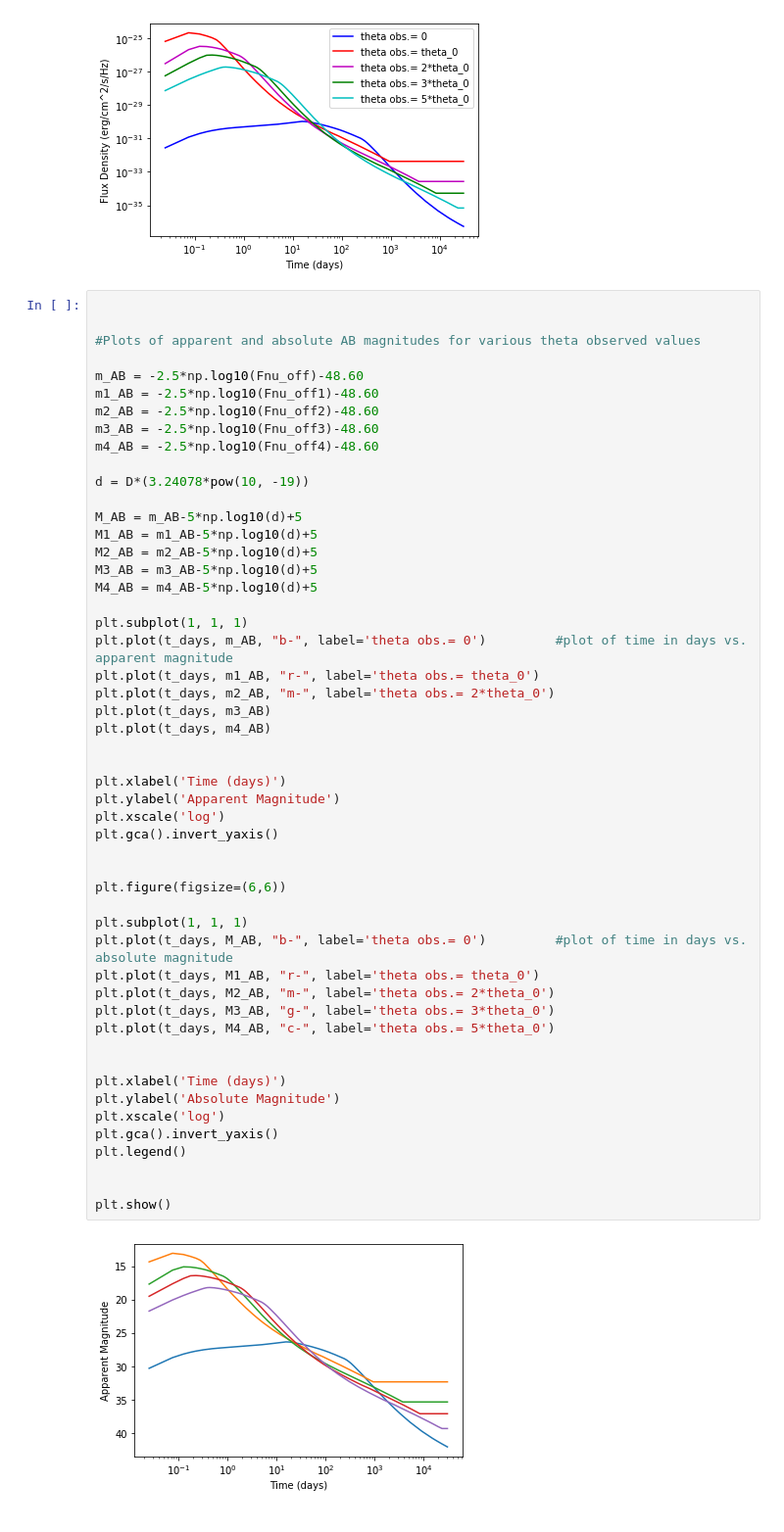
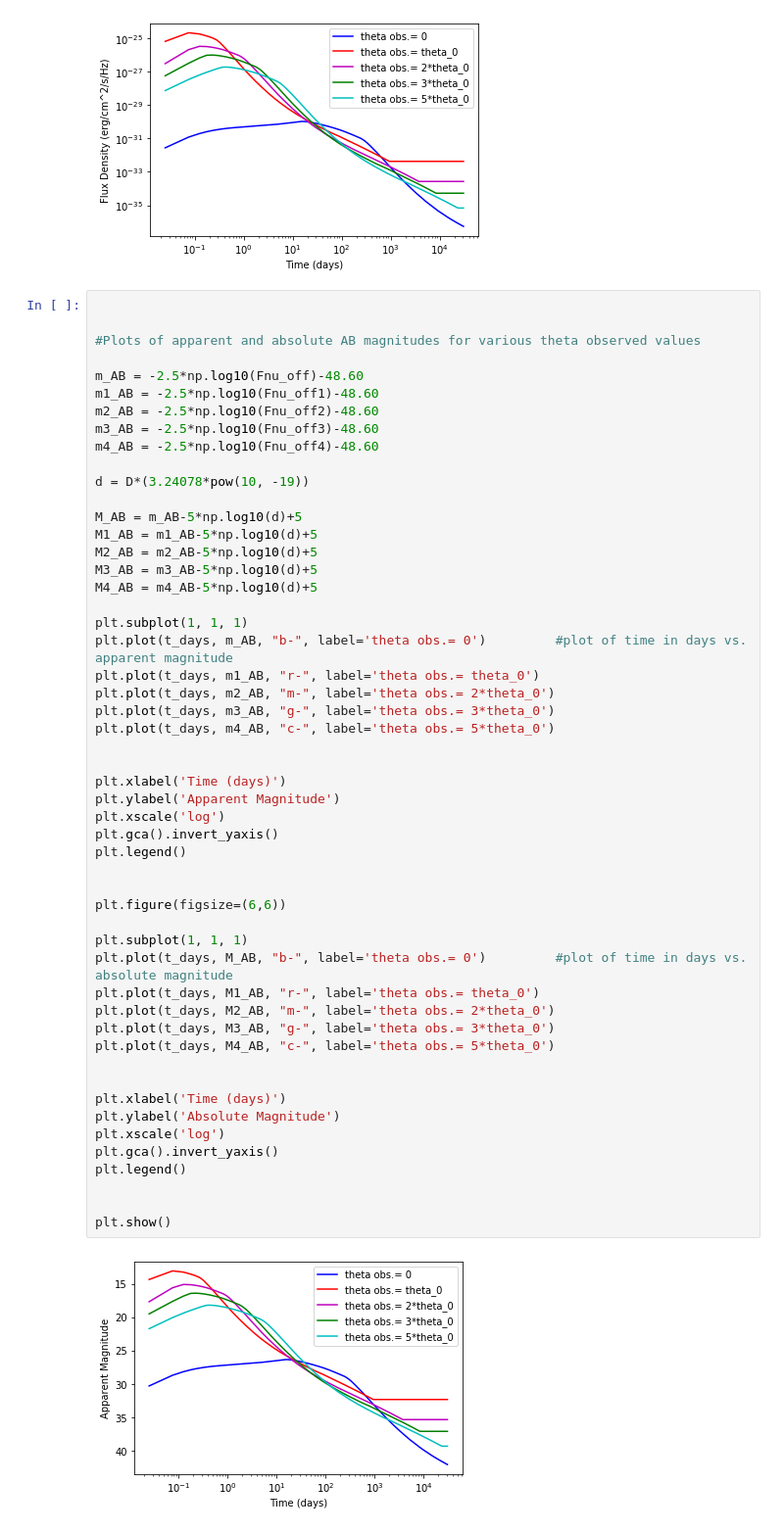
Before and after one commit to caitlin-king/summer-project, a Jupyter notebook: Off-Axis_curve_arbitrary_values.ipynb, the cells around one changed output. Shown at 98% size. Drawn from its saved outputs; the diff is of its cells as text.

Commit message:
added magnitude graphs1

```diff
--- a/Off-Axis_curve_arbitrary_values.ipynb
+++ b/Off-Axis_curve_arbitrary_values.ipynb
@@ -114,34 +114,35 @@ plt.subplot(1, 1, 1)
 plt.plot(t_days, m_AB, "b-", label='theta obs.= 0')         #plot of time in days vs. apparent magnitude
 plt.plot(t_days, m1_AB, "r-", label='theta obs.= theta_0')
 plt.plot(t_days, m2_AB, "m-", label='theta obs.= 2*theta_0')
-plt.plot(t_days, m3_AB)
-plt.plot(t_days, m4_AB)
+plt.plot(t_days, m3_AB, "g-", label='theta obs.= 3*theta_0')
+plt.plot(t_days, m4_AB, "c-", label='theta obs.= 5*theta_0')
 
 
 plt.xlabel('Time (days)')
 plt.ylabel('Apparent Magnitude')
 plt.xscale('log')
 plt.gca().invert_yaxis()
+plt.legend()
 
 
 plt.figure(figsize=(6,6))
 
 plt.subplot(1, 1, 1)
 plt.plot(t_days, M_AB, "b-", label='theta obs.= 0')         #plot of time in days vs. absolute magnitude
 plt.plot(t_days, M1_AB, "r-", label='theta obs.= theta_0')
 plt.plot(t_days, M2_AB, "m-", label='theta obs.= 2*theta_0')
 plt.plot(t_days, M3_AB, "g-", label='theta obs.= 3*theta_0')
 plt.plot(t_days, M4_AB, "c-", label='theta obs.= 5*theta_0')
 
 
 plt.xlabel('Time (days)')
 plt.ylabel('Absolute Magnitude')
 plt.xscale('log')
 plt.gca().invert_yaxis()
 plt.legend()
 
 
 plt.show()
 # %% [output]
-[figure, old version]
+[figure, new version]
 [figure]
```
